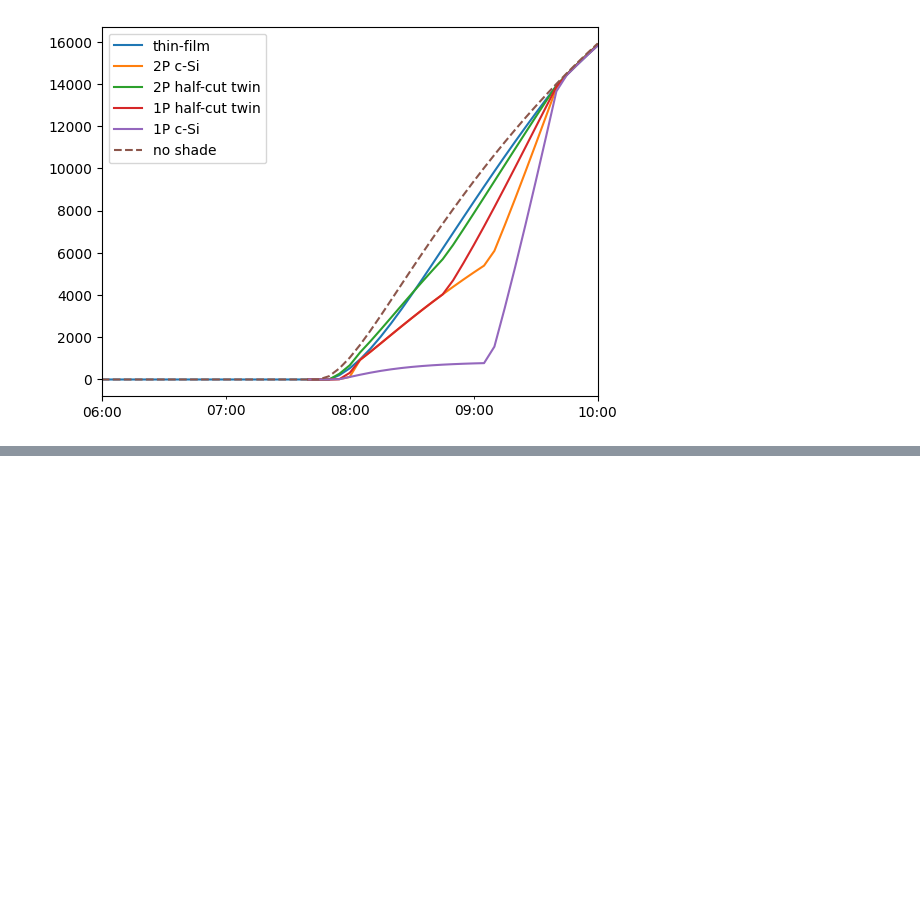
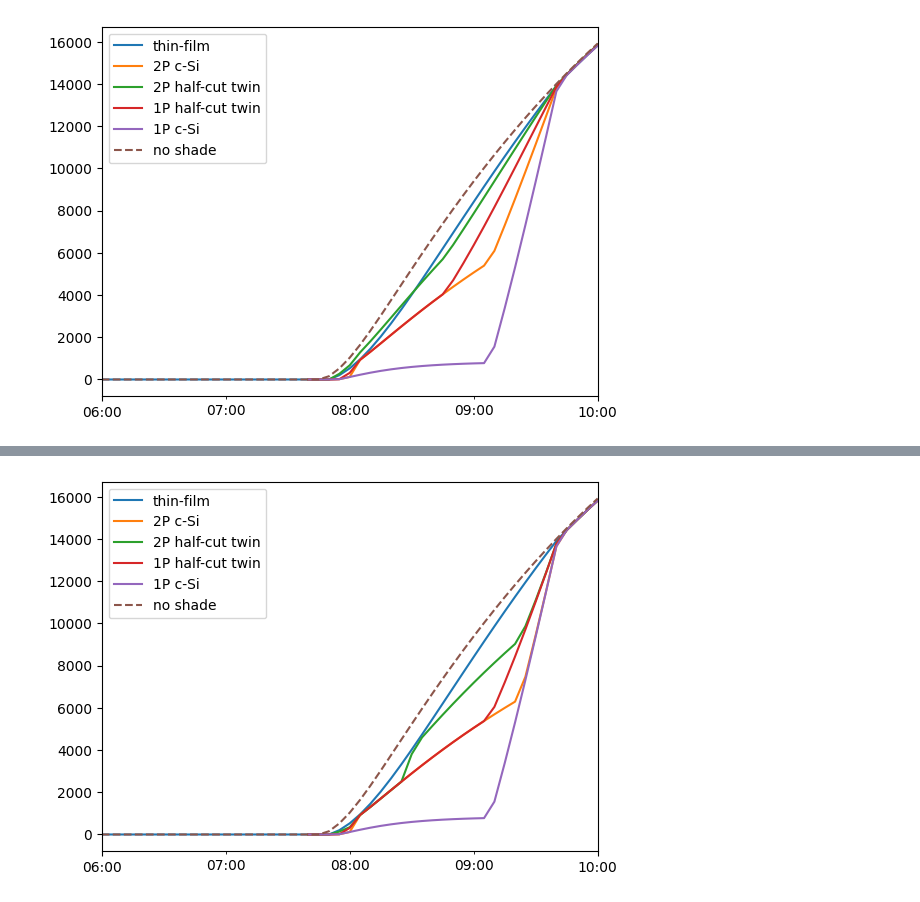
Before and after one commit to williamhobbs/2024_pvpmc_self_shade, a Jupyter notebook: 2024_pvpmc_self_shade_rev0.ipynb, the cells around one changed output, grey strips where cells are left out. Cells and saved outputs as stored; diff of their text form; code cells hidden in the pictures; blank space fills up the shorter version.

Commit message:
revised shade loss calcs

```diff
--- a/2024_pvpmc_self_shade_rev0.ipynb
+++ b/2024_pvpmc_self_shade_rev0.ipynb
@@ -324,0 +327,10 @@ Update: It's because `gcr = gcr/(n+1), # effective gcr is plant gcr divided by p
+# %%
+fs_array = 0.5
+eff_row_side_num_mods = 3
+
+fs = {}
+for n in range(0,eff_row_side_num_mods):
+    fs_course_min = n/eff_row_side_num_mods
+    fs_course_max = (n+1)/eff_row_side_num_mods
+    fs[n] = np.minimum(1,np.maximum(0,(fs_array-fs_course_min)/(fs_course_max-fs_course_min)))
+    print(fs[n])
@@ -324,0 +510,63 @@ Update: It's because `gcr = gcr/(n+1), # effective gcr is plant gcr divided by p
+# %%
+plant_data_new = { **plant_data,
+                  'cell_type': 'thin-film',
+                  'shade_loss_type': 'linear',
+                  }
+power_ac_new0, pnorm0, fs0 = plant_power_with_shade_losses_revised(resource_data, **plant_data_new)
+
+# change to 2P c-Si
+plant_data_new = { **plant_data,
+                  'n_cells_up': 12,
+                  'row_side_num_mods':2,
+                  'shade_loss_type':'non-linear',
+                  'cell_type':'crystalline',
+                  }
+power_ac_new1, pnorm1, fs1 = plant_power_with_shade_losses_revised(resource_data, **plant_data_new)
+
+# change to 2P c-Si twin half-cut
+plant_data_new = { **plant_data,
+                  'n_cells_up': 12,
+                  'row_side_num_mods':2,
+                  'shade_loss_type':'non-linear_twin_module',
+                  'cell_type':'crystalline',
+                  }
+power_ac_new2, pnorm2, fs2 = plant_power_with_shade_losses_revised(resource_data, **plant_data_new)
+
+# 1P c-Si twin half-cut
+plant_data_new = { **plant_data,
+                  'n_cells_up': 12,
+                  'row_side_num_mods':1,
+                  'shade_loss_type':'non-linear_twin_module',
+                  'cell_type':'crystalline',
+                  }
+power_ac_new3, pnorm3, fs3 = plant_power_with_shade_losses_revised(resource_data, **plant_data_new)
+
+# regular 1P c-Si
+plant_data_new = { **plant_data,
+                  'n_cells_up': 12,
+                  'row_side_num_mods':1,
+                  'shade_loss_type':'non-linear',
+                  'cell_type':'crystalline',
+                  }
+power_ac_new4, pnorm4, fs4 = plant_power_with_shade_losses_revised(resource_data, **plant_data_new)
+
+# negligible shade w/ linear loss model
+plant_data_new = { **plant_data,
+                  'gcr':0.00000001,
+                  'row_side_num_mods':1,
+                  'shade_loss_type':'linear',
+                  'cell_type':'thin-film',
+                  }
+power_ac_new5, pnorm5, fs5 = plant_power_with_shade_losses_revised(resource_data, **plant_data_new)
+
+# plot it all
+power_ac_new0.plot()
+power_ac_new1.plot()
+power_ac_new2.plot()
+power_ac_new3.plot()
+power_ac_new4.plot()
+power_ac_new5.plot(linestyle='--')
+plt.legend(['thin-film', '2P c-Si', '2P half-cut twin', '1P half-cut twin', '1P c-Si', 'no shade'])
+plt.show()
+# %% [output]
+[figure, added]
```
Also changed, not shown: parts of 9 cells of this notebook.
